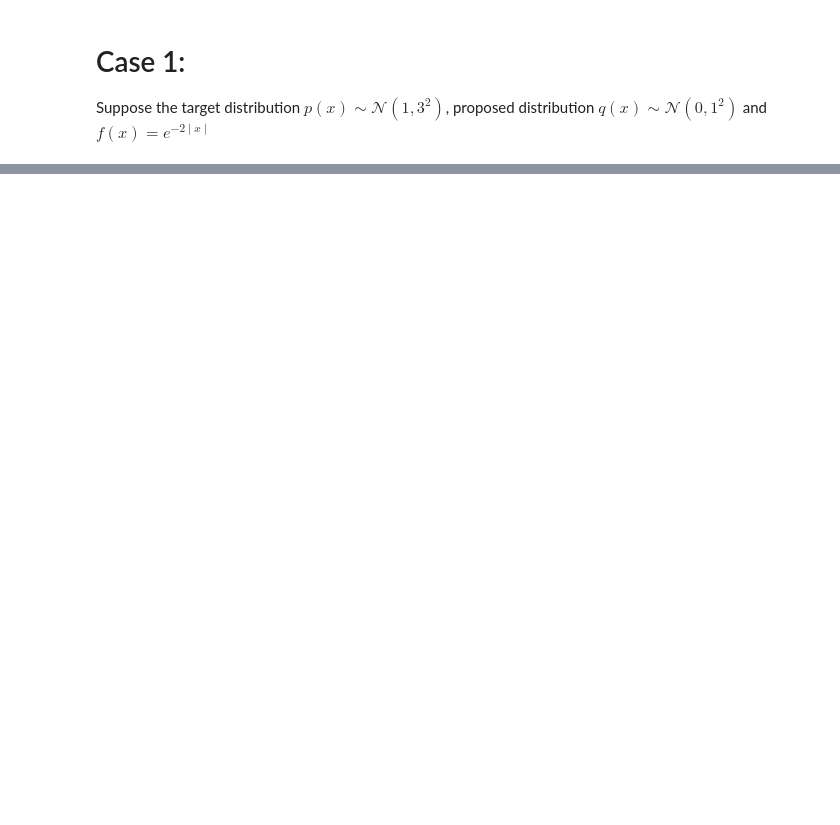
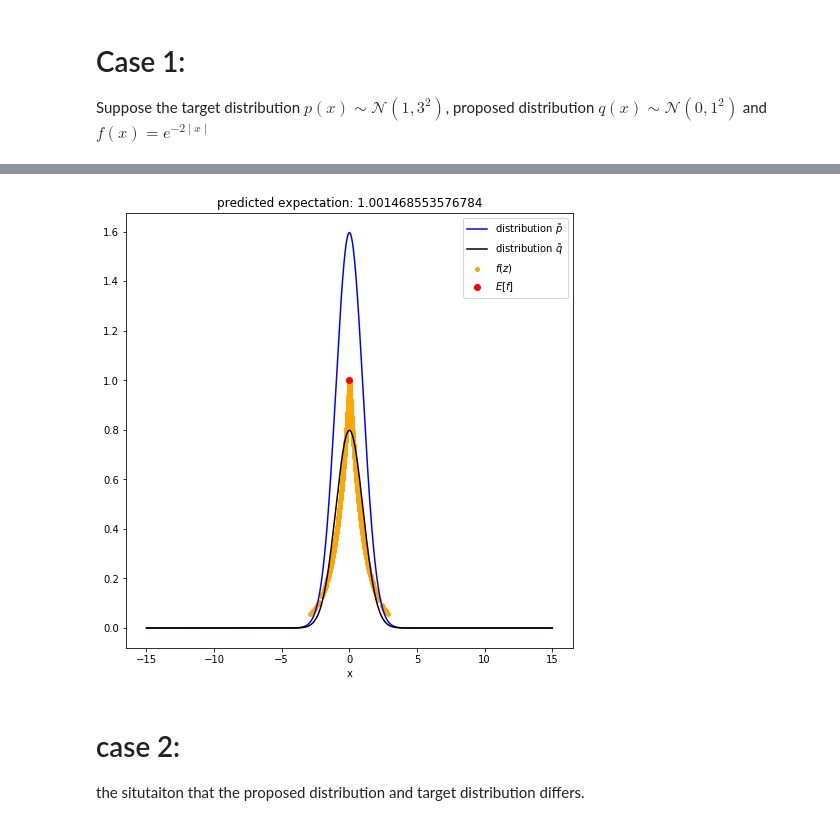
Before and after one commit to dorianHe/math_of_machine_learning, a Jupyter notebook: importance_sampling.ipynb, the cells around one changed output, grey strips where cells are left out. Drawn from its saved outputs; the diff is of its cells as text; code cells hidden in the pictures; blank space fills up the shorter version.

Commit message:
algorithm finished, more cases will be added

```diff
--- a/importance_sampling.ipynb
+++ b/importance_sampling.ipynb
@@ -85,0 +114,8 @@ is_obj.general_overview(x, k= 1, b= 0)
+# %%
+is_obj.fit(num_samples= 1000)
+# %% [output]
+[figure, added]
+# %% [markdown]
+# case 2:
+
+the situtaiton that the proposed distribution and target distribution differs.
```
Also changed, not shown: parts of 8 cells of this notebook.
